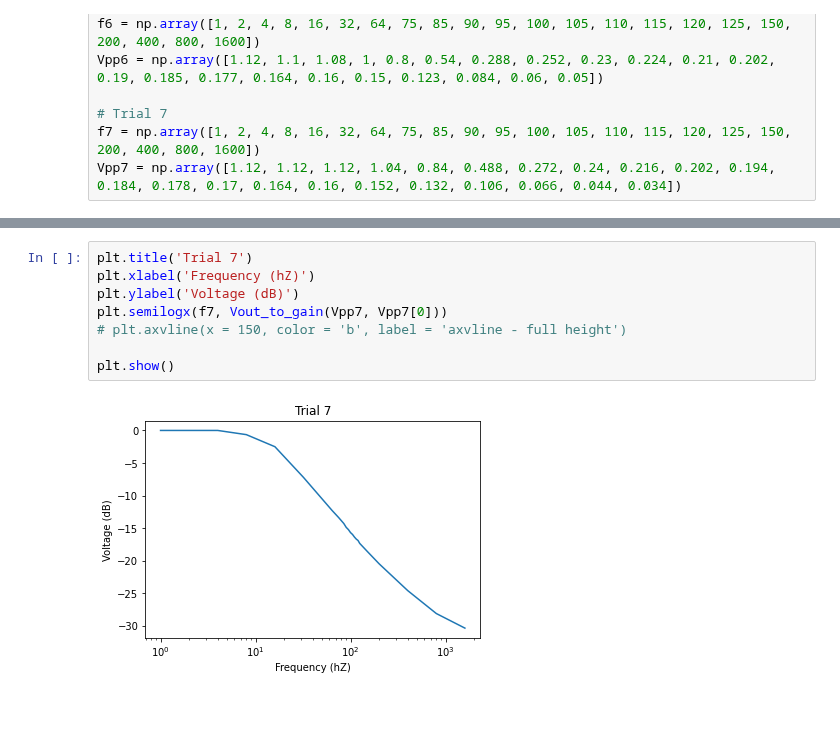
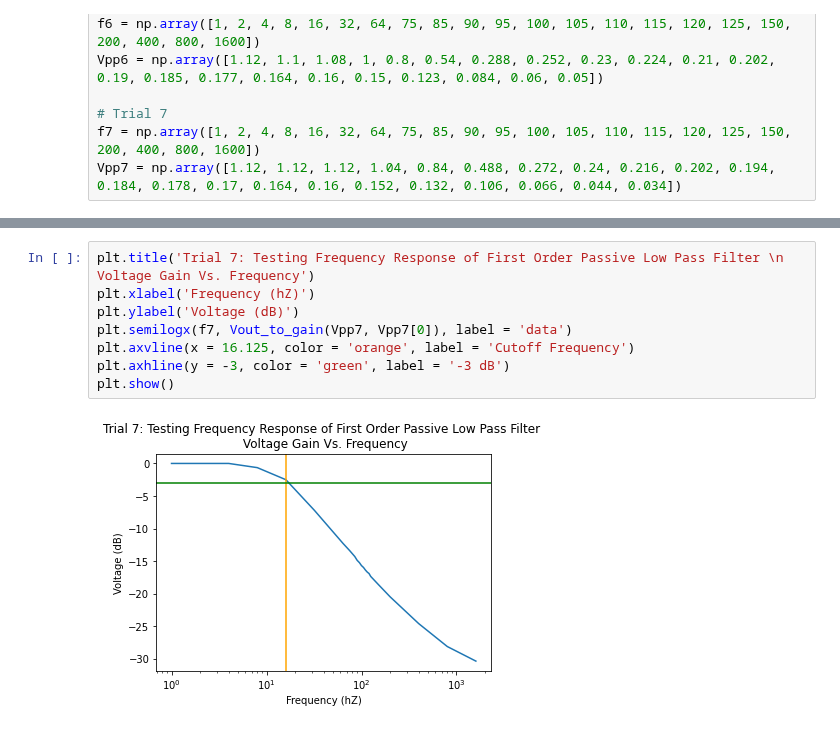
Before and after one commit to matthew-ding/physics5bl, a Jupyter notebook: Capstone/FilterData.ipynb, the cells around one changed output, grey strips where cells are left out. Saved outputs shown, nothing was run; the diff lists cells and outputs as text.

```diff
--- a/Capstone/FilterData.ipynb
+++ b/Capstone/FilterData.ipynb
@@ -108,10 +87,10 @@ SyntaxError: EOL while scanning string literal (2111135969.py, line 4)
 # %%
-plt.title('Trial 7')
+plt.title('Trial 7: Testing Frequency Response of First Order Passive Low Pass Filter \n Voltage Gain Vs. Frequency')
 plt.xlabel('Frequency (hZ)')
 plt.ylabel('Voltage (dB)')
-plt.semilogx(f7, Vout_to_gain(Vpp7, Vpp7[0]))
-# plt.axvline(x = 150, color = 'b', label = 'axvline - full height')
-
+plt.semilogx(f7, Vout_to_gain(Vpp7, Vpp7[0]), label = 'data')
+plt.axvline(x = 16.125, color = 'orange', label = 'Cutoff Frequency')
+plt.axhline(y = -3, color = 'green', label = '-3 dB')
 plt.show()
 # %% [output]
-[figure, old version]
+[figure, new version]
```
Also changed, not shown: parts of 6 cells of this notebook.
